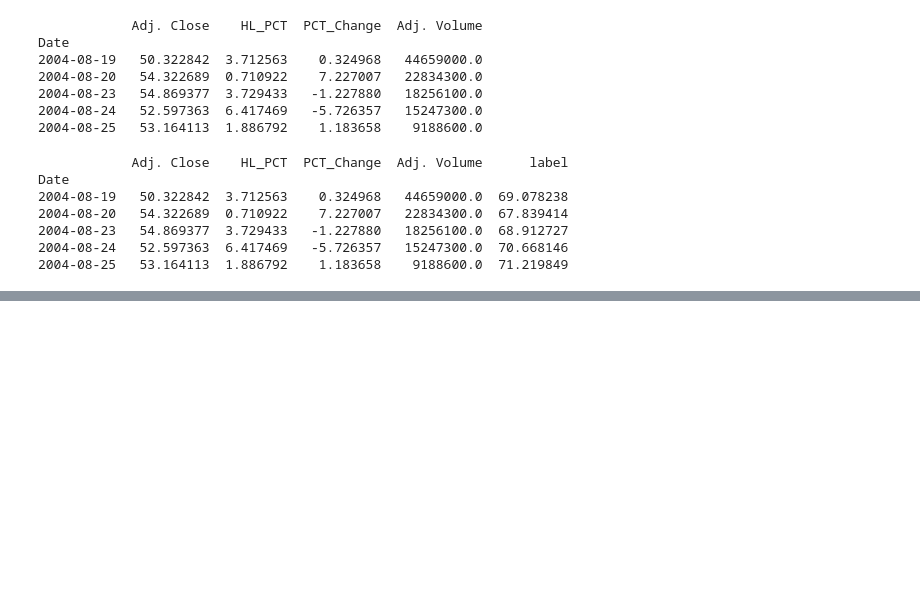
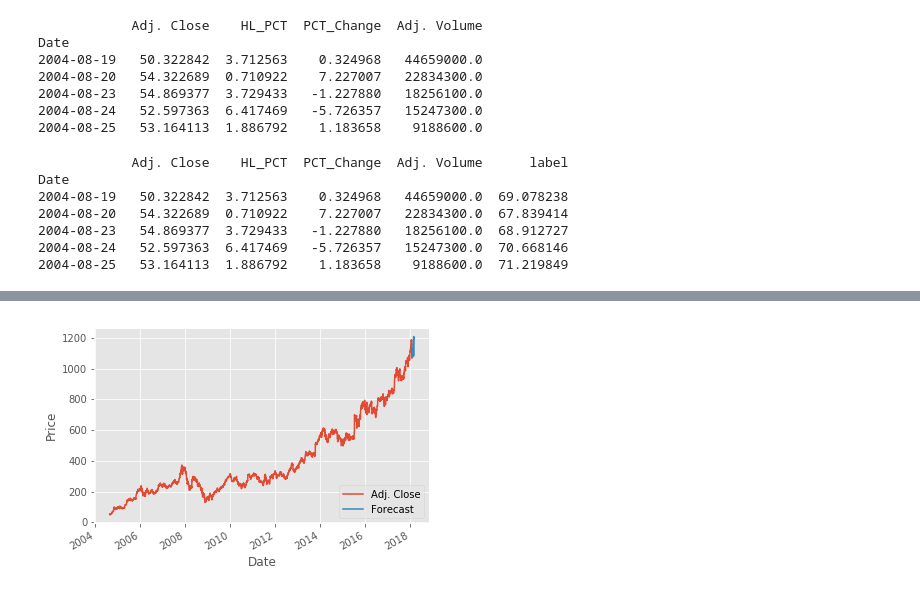
Before and after one commit to JohnReilly70/Sklearn-ML, a Jupyter notebook: ML.ipynb, the cells around one changed output, grey strips where cells are left out. Saved outputs shown, nothing was run; the diff lists cells and outputs as text; code cells hidden in the pictures; blank space fills up the shorter version.

```diff
--- a/ML.ipynb
+++ b/ML.ipynb
@@ -238 +238,84 @@ plt.show()
 [figure]
+# %%
+import pandas as pd
+import quandl
+import math
+import numpy as np
+import datetime
+from sklearn import preprocessing, svm
+from sklearn.model_selection import train_test_split
+from sklearn.linear_model import LinearRegression
+import matplotlib.pyplot as plt
+from matplotlib import style
+import pickle
+
+style.use('ggplot')
+
+
+df = quandl.get('WIKI/GOOGL')
+df = df[['Adj. Open', 'Adj. High', 'Adj. Low', 'Adj. Close', 'Adj. Volume']]
+df['HL_PCT'] = (df['Adj. High'] - df['Adj. Close'])/ df['Adj. Close'] * 100
+df['PCT_Change'] = (df['Adj. Close'] - df['Adj. Open'])/ df['Adj. Open'] * 100
+
+
+df = df[['Adj. Close', 'HL_PCT', 'PCT_Change', 'Adj. Volume']]
+
+forecast_col = 'Adj. Close'
+df.fillna(-99999, inplace=True)
+
+forecast_out = int(math.ceil(0.01*len(df)))
+print(forecast_out) #30 Days in advance i
+
+df['label'] = df[forecast_col].shift(-forecast_out)
+
+
+#features x
+#labels y
+
+X = np.array(df.drop(['label'],1))
+X = preprocessing.scale(X)
+X = X[:-forecast_out]
+X_lately = X[-forecast_out:]
+
+df.dropna(inplace=True)
+y = np.array(df['label'])
+
+
+X_train, X_test, y_train, y_test = train_test_split(X, y, test_size=0.2)
+
+clf = LinearRegression(n_jobs=-1) #THREAD LinearRegression (-1 is maximum ammount)
+clf.fit(X_train, y_train)
+
+
+#pickle classifier after it has been trained
+with open('linearregression.pickle', 'wb') as f:
+	pickle.dump(clf, f)
+
+pickle_in = open('linearregression.pickle', 'rb')
+clf = pickle.load(pickle_in)
+
+accuracy = clf.score(X_test,y_test)
+# print(accuracy)
+forecast_set = clf.predict(X_lately)
+print(forecast_set, accuracy, forecast_out)
+
+df['Forecast'] = np.nan
+
+last_date = df.iloc[-1].name
+last_unix = last_date.timestamp()
+one_day = 86400
+next_unix = last_unix + one_day
+
+for i in forecast_set:
+	next_date = datetime.datetime.fromtimestamp(next_unix)
+	next_unix += one_day
+	df.loc[next_date] = [np.nan for _ in range(len(df.columns)-1)] + [i]
+
+
+df['Adj. Close'].plot()
+df['Forecast'].plot()
+plt.legend(loc=4)
+plt.xlabel('Date')
+plt.ylabel('Price')
+plt.show()
+# %% [output]
@@ -238,0 +330 @@ plt.show()
+[figure, added]
```
Also changed, not shown: parts of 4 cells of this notebook, 1 other file.
